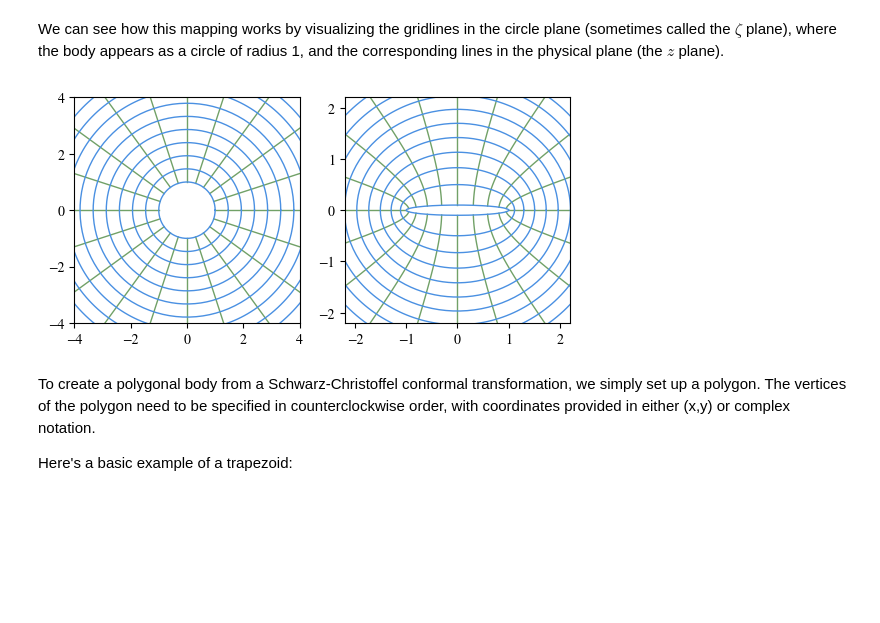
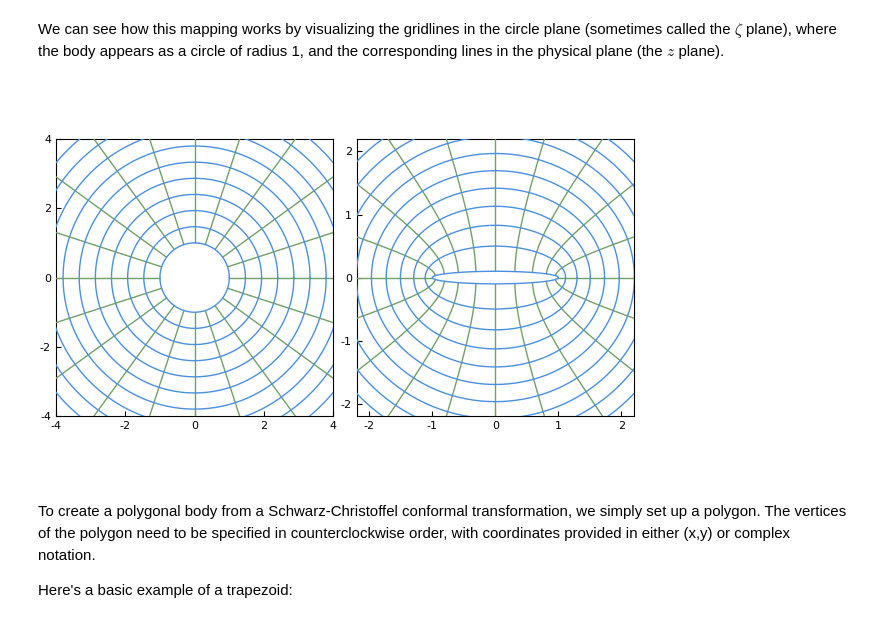
Before and after one commit to darwindarak/PotentialFlow.jl, a Jupyter notebook: binder/notebooks/Conformally mapped body.ipynb, the cells around one changed output. Saved outputs shown, nothing was run; the diff lists cells and outputs as text; code cells hidden in the pictures; blank space fills up the shorter version.

Commit message:
Fixed up a few things, and made better use of improved SchwarzChristoffel plotting

```diff
--- a/binder/notebooks/Conformally mapped body.ipynb
+++ b/binder/notebooks/Conformally mapped body.ipynb
@@ -32,9 +30,9 @@ plot(b)
 # %% [markdown]
 We can see how this mapping works by visualizing the gridlines in the circle plane (sometimes called the $\zeta$ plane), where the body appears as a circle of radius 1, and the corresponding lines in the physical plane (the $z$ plane).
 # %%
-SchwarzChristoffel.conformal_grid(b.m)
+plot(b.m)
 # %% [output]
-[figure, old version]
+[figure, new version]
 # %% [markdown]
 To create a polygonal body from a Schwarz-Christoffel conformal transformation, we simply set up a polygon. The vertices of the polygon need to be specified in counterclockwise order, with coordinates provided in either (x,y) or complex notation.
 
```
Also changed, not shown: parts of 18 cells of this notebook, 3 other files.
